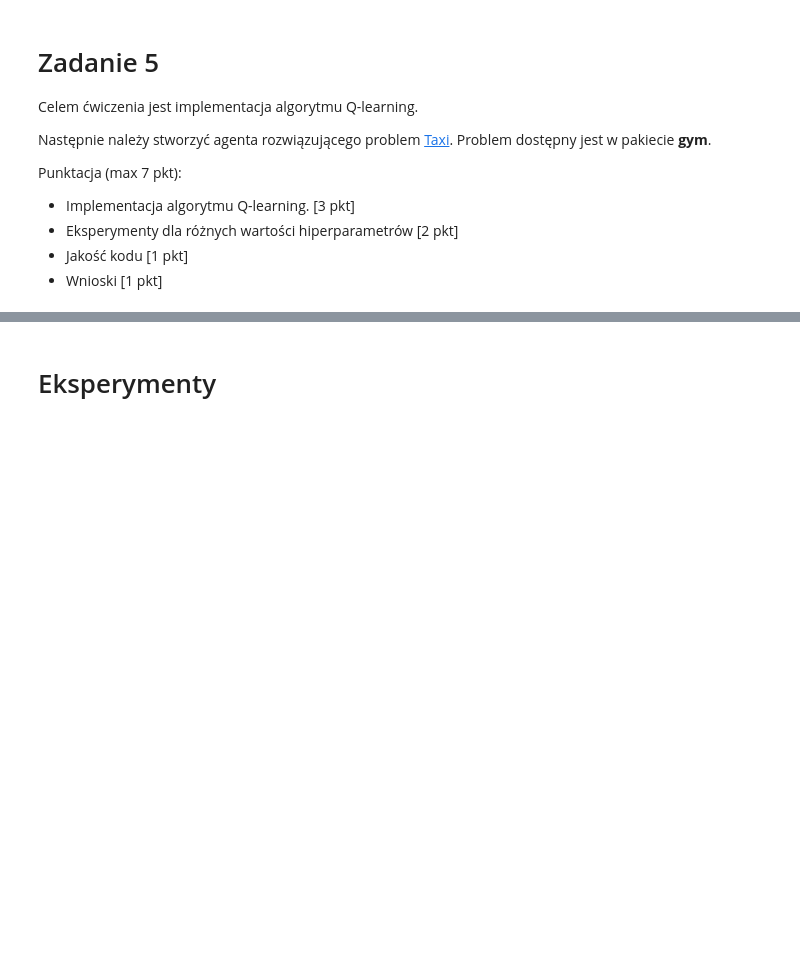
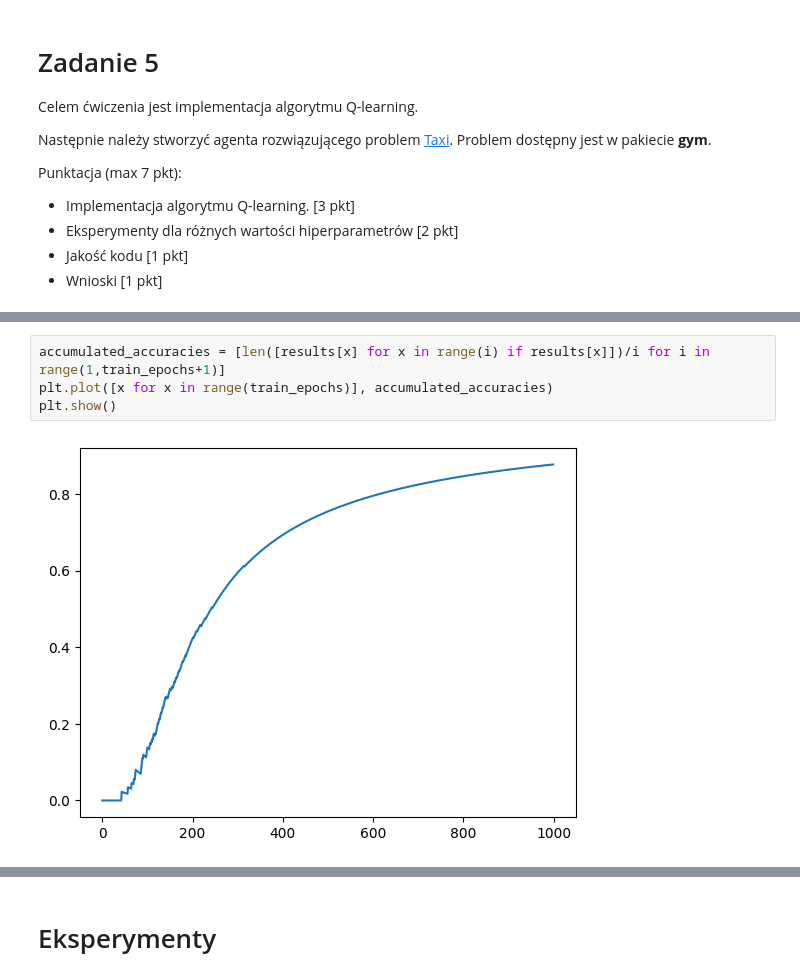
Before and after one commit to VisteK528/WSI, a Jupyter notebook: Exercise5/zad5.ipynb, the cells around one changed output, grey strips where cells are left out. Cells and saved outputs as stored; diff of their text form; blank space fills up the shorter version.

```diff
--- a/Exercise5/zad5.ipynb
+++ b/Exercise5/zad5.ipynb
@@ -138,0 +177,6 @@ Successful try
+# %%
+accumulated_accuracies = [len([results[x] for x in range(i) if results[x]])/i for i in range(1,train_epochs+1)]
+plt.plot([x for x in range(train_epochs)], accumulated_accuracies)
+plt.show()
+# %% [output]
+[figure, added]
```
Also changed, not shown: parts of 9 cells of this notebook.
